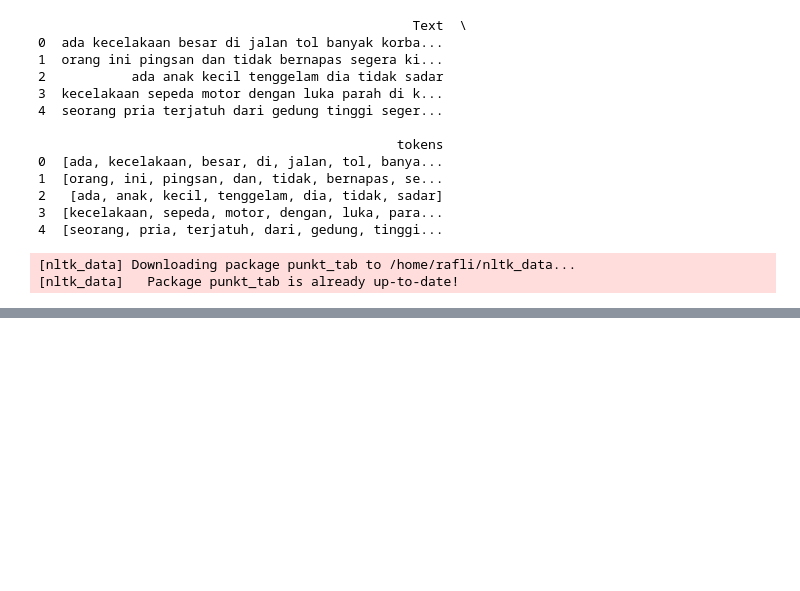
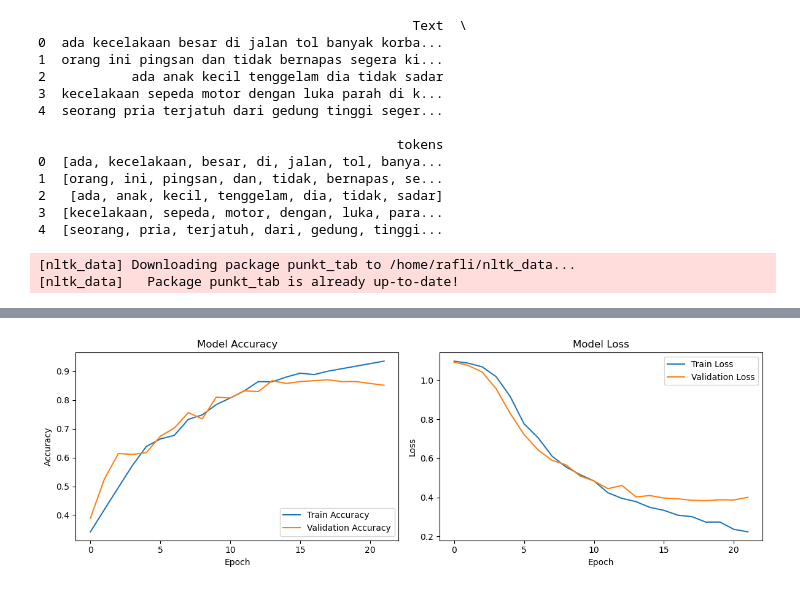
Before and after one commit to InstaHelp-CapstoneProject/MachineLearning, a Jupyter notebook: Classification_case/Classfication_case.ipynb, the cells around one changed output, grey strips where cells are left out. Saved outputs shown, nothing was run; the diff lists cells and outputs as text; code cells hidden in the pictures; blank space fills up the shorter version.

Commit message:
modeling

```diff
--- a/Classification_case/Classfication_case.ipynb
+++ b/Classification_case/Classfication_case.ipynb
@@ -222,6 +200,0 @@ model.summary()
-# %%
-X_train_padded = np.array(X_train_padded)  # Mengonversi ke array NumPy
-y_train = np.array(y_train)  # Mengonversi ke array NumPy
-
-X_test_padded = np.array(X_test_padded)  # Mengonversi ke array NumPy
-y_test = np.array(y_test)  # Mengonversi ke array NumPy
@@ -241,0 +246,16 @@ model.fit(
+# %%
+# Menggunakan callback EarlyStopping untuk menghentikan pelatihan jika model tidak membaik
+early_stop = tf.keras.callbacks.EarlyStopping(
+    monitor='val_loss',
+    patience=3,
+    restore_best_weights=True
+)
+# %%
+# Melatih model dengan data latih dan validasi
+history = model.fit(
+    X_train, y_train,
+    epochs=100,
+    batch_size=512,
+    validation_split=0.2,
+    callbacks=[early_stop]
+)
@@ -241,0 +292,24 @@ model.fit(
+# %%
+# Menampilkan grafik akurasi dan loss selama pelatihan
+plt.figure(figsize=(12, 4))
+
+plt.subplot(1, 2, 1)
+plt.plot(history.history['accuracy'], label='Train Accuracy')
+plt.plot(history.history['val_accuracy'], label='Validation Accuracy')
+plt.title('Model Accuracy')
+plt.ylabel('Accuracy')
+plt.xlabel('Epoch')
+plt.legend(loc='lower right')
+
+plt.subplot(1, 2, 2)
+plt.plot(history.history['loss'], label='Train Loss')
+plt.plot(history.history['val_loss'], label='Validation Loss')
+plt.title('Model Loss')
+plt.ylabel('Loss')
+plt.xlabel('Epoch')
+plt.legend(loc='upper right')
+
+plt.tight_layout()
+plt.show()
+# %% [output]
+[figure, added]
```
Also changed, not shown: parts of 34 cells of this notebook, 8 other files.
